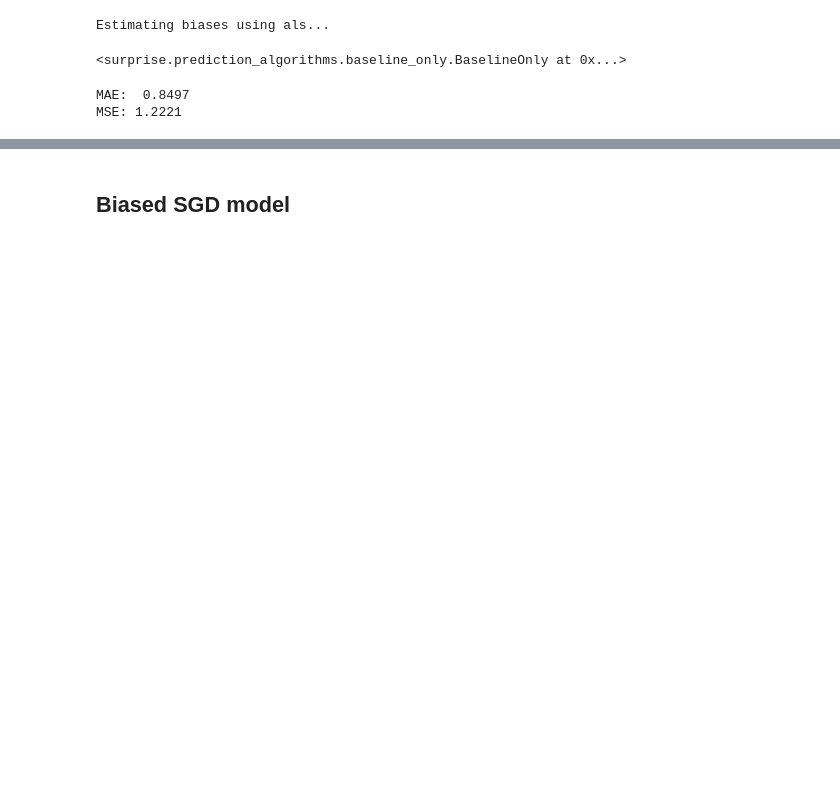
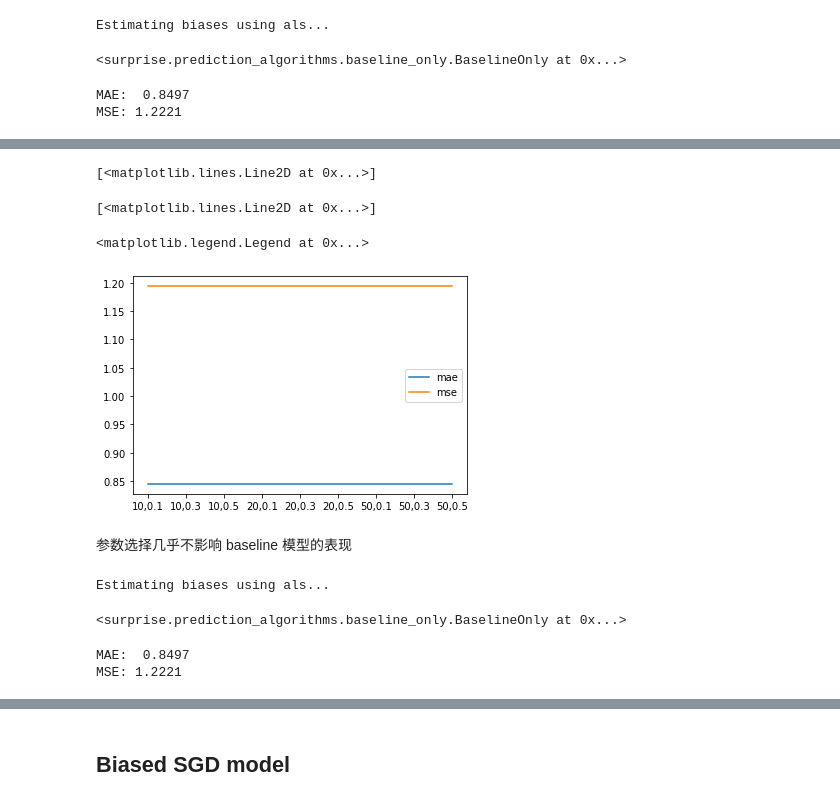
Before and after one commit to Alex2Yang97/Video_Game_Recommender, a Jupyter notebook: Models.ipynb, the cells around one changed output, grey strips where cells are left out. Drawn from its saved outputs; the diff is of its cells as text; code cells hidden in the pictures; blank space fills up the shorter version.

```diff
--- a/Models.ipynb
+++ b/Models.ipynb
@@ -110,19 +128,25 @@ Estimating biases using als...
 MAE:  0.8497
 MSE: 1.2221
 # %%
-# MSE_tune_baseline = {}
-# n_factors = [10,20,50]
-# n_epochs = [20,30,40]  # the number of iteration of the SGD procedure
-# # lr_all = [0.001, 0.003, 0.005] # the learning rate for all parameters
-# reg_all =  [0.1, 0.3,0.5] # the regularization term for all parameters
+# 设置超参数列表进行网格搜索法调参
+# 用验证集上的表现来选取最优参数
 
+n_factors_lst = [10, 20, 50]
+reg_all_lst =  [0.1, 0.3,0.5] # the regularization term for all parameters
 
-# for n in n_epochs:
-#     for factor in n_factors:
-#         for reg in reg_all:
-#             print('Fitting n: {0}, factor: {1}, reg:{2}'.format(n, factor,reg))
-#             bsl_options = {'method': 'als','n_factors':factor, 'n_epochs':n,'lr_all':0.005,'reg_all':reg}
-#             bias_baseline = BaselineOnly(bsl_options)
-#             bias_baseline.fit(train_set)
-#             predictions = bias_baseline.test(val_set)
-#             MSE_tune_baseline[n,factor,reg] = accuracy.mse(predictions)
+res_df = {'para': [], 'mae': [], 'mse': []}
+for factor in n_factors_lst:
+    for reg in reg_all_lst:
+        print(f'Fitting factor: {factor}, reg:{reg}')
+        res_df['para'].append(f"{factor},{reg}")
+        bsl_options = {
+            'method': 'als',
+            'n_factors': factor,
+            'n_epochs': 30,
+            'lr_all': 0.005,
+            'reg_all': reg}
+        bias_baseline = BaselineOnly(bsl_options)
+        bias_baseline.fit(train_set)
+        predictions = bias_baseline.test(val_set)
+        res_df['mae'].append(accuracy.mae(predictions))
+        res_df['mse'].append(accuracy.mse(predictions))
@@ -128,0 +183,4 @@ MSE: 1.2221
+# %%
+# 所有参数的结果
+res_df = pd.DataFrame(res_df)
+res_df
@@ -128,0 +198,31 @@ MSE: 1.2221
+# %%
+plt.plot(res_df['para'], res_df['mae'], label='mae')
+plt.plot(res_df['para'], res_df['mse'], label='mse')
+plt.legend()
+# %% [output]
+[<matplotlib.lines.Line2D at 0x...>]
+[<matplotlib.lines.Line2D at 0x...>]
+<matplotlib.legend.Legend at 0x...>
+[figure, added]
+# %% [markdown]
+参数选择几乎不影响 baseline 模型的表现
+# %%
+# 测试集（90% 数据参与训练）
+
+bsl_options = {
+    'method': 'als',
+    'n_factors':200,
+    'n_epochs':30,
+    'lr_all':0.005,
+    'reg_all':0.1
+}
+bias_baseline = BaselineOnly(bsl_options)
+bias_baseline.fit(new_train_set)
+predictions = bias_baseline.test(test_set)
+
+_, _ = print_metrics_sp(predictions)
+# %% [output]
+Estimating biases using als...
+<surprise.prediction_algorithms.baseline_only.BaselineOnly at 0x...>
+MAE:  0.8497
+MSE: 1.2221
```
Also changed, not shown: parts of 34 cells of this notebook, 3 other files.
